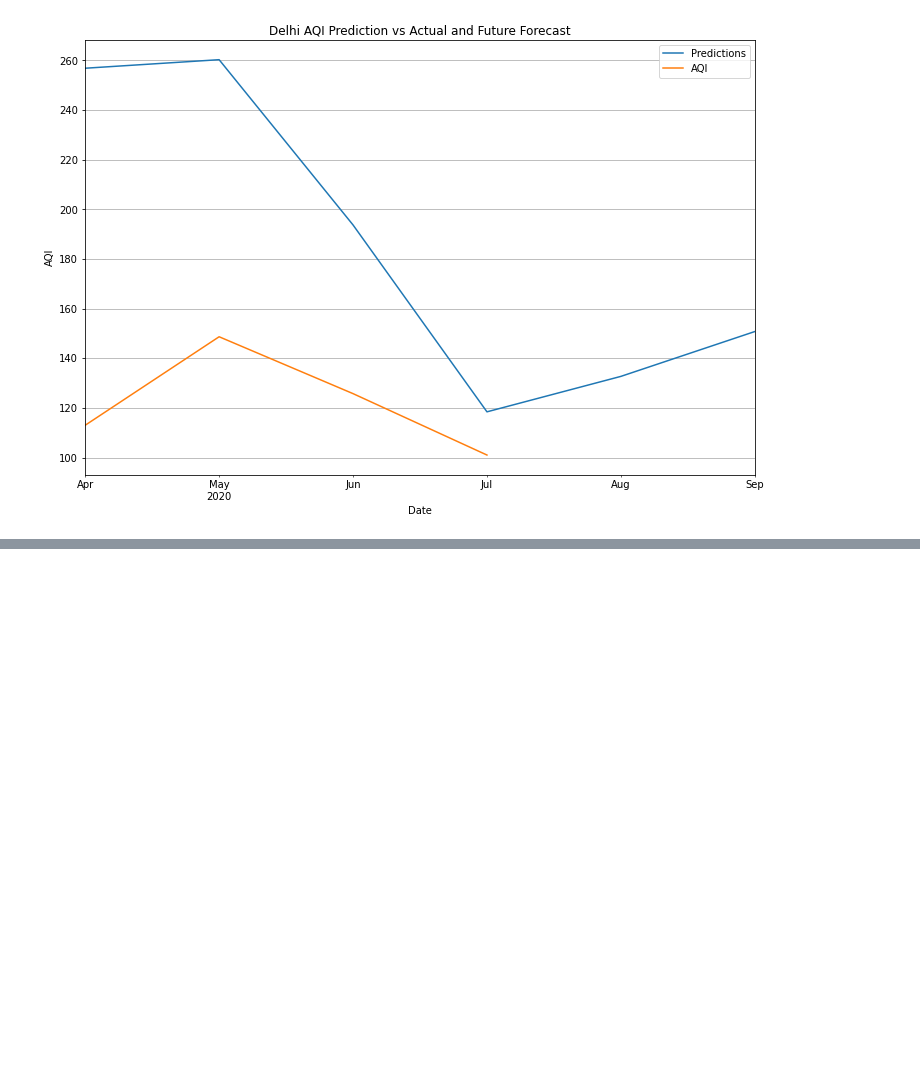
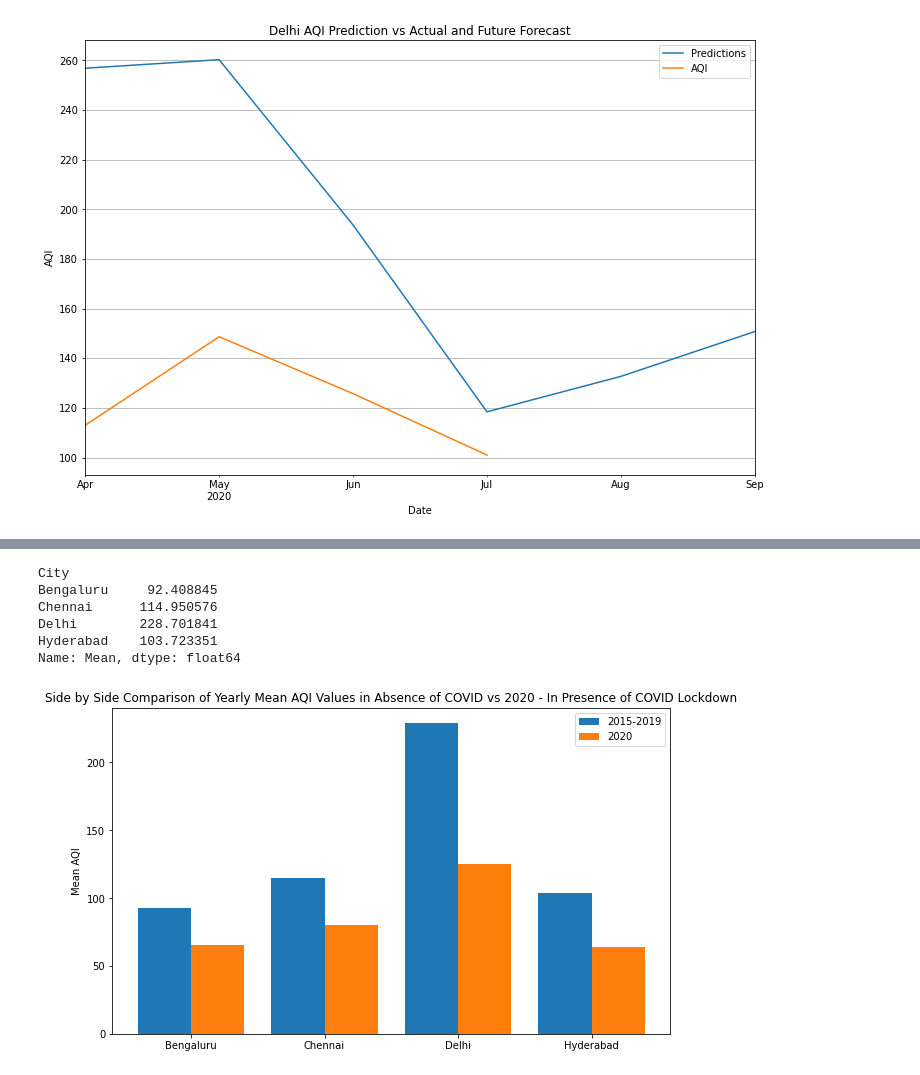
Before and after one commit to harshbansal7/AQI-Analysis-SARIMAX, a Jupyter notebook: AQI_Final_Notebook.ipynb, the cells around one changed output, grey strips where cells are left out. Saved outputs shown, nothing was run; the diff lists cells and outputs as text; code cells hidden in the pictures; blank space fills up the shorter version.

```diff
--- a/AQI_Final_Notebook.ipynb
+++ b/AQI_Final_Notebook.ipynb
@@ -295,3 +300,14 @@ plt.xlabel("Date")
 # %% [output]
 Text(0.5, 0, 'Date')
 [figure]
+# %%
+city_name = ['Delhi', 'Hyderabad', 'Bengaluru', 'Chennai']
+city_day['Date'] = pd.to_datetime(city_day['Date'])
+df = pd.DataFrame(columns=['City', 'Year', 'Mean'])
+
+for city in city_name:
+  for i in range(2015,2021):
+    blr = city_day[(city_day.AQI.notnull()) & (city_day.City == city)][['Date','City','AQI']]
+    blr_marchtojuly = blr[(blr["Date"].map(lambda x: x.month in [3,4,5,6,7])) & (blr["Date"].map(lambda x: x.year in [i])) & (blr["Date"].map(lambda x: x >= pd.to_datetime(f'25-03-{x.year}')))]
+    # print('Mean AQI for March to July for City '+city+ ' - Year ' + str(i) + ' is ' + str(blr_marchtojuly.mean()))
+    df = df.append({'City': city, 'Year': i, 'Mean': float(blr_marchtojuly.mean())}, ignore_index=True)
@@ -297,0 +334,33 @@ Text(0.5, 0, 'Date')
+# %%
+# Group the data by city and calculate the mean AQI value for 2015-2019
+mean_2015_2019 = df[df['Year'] != 2020].sort_values('City')
+mean_2015_2019 = mean_2015_2019.groupby('City')['Mean'].mean()
+print(mean_2015_2019)
+# Extract the data for 2020
+df_2020 = df[df['Year'] == 2020].sort_values('City')
+
+# Set the x-axis labels
+x_labels = df_2020['City'].tolist()
+
+# Set the bar width
+bar_width = 0.4
+
+# Calculate the x-axis positions for the bars
+x_2015_2019 = [x for x in range(len(x_labels))]
+x_2020 = [x + bar_width for x in x_2015_2019]
+plt.figure(figsize=(10,6))
+plt.bar(x_2015_2019, mean_2015_2019, width=bar_width, label='2015-2019')
+plt.bar(x_2020, df_2020['Mean'], width=bar_width, label='2020')
+plt.xticks([x + bar_width/2 for x in x_2015_2019], x_labels)
+plt.ylabel('Mean AQI')
+plt.title('Side by Side Comparison of Yearly Mean AQI Values in Absence of COVID vs 2020 - In Presence of COVID Lockdown')
+plt.legend()
+plt.show()
+# %% [output]
+City
+Bengaluru     92.408845
+Chennai      114.950576
+Delhi        228.701841
+Hyderabad    103.723351
+Name: Mean, dtype: float64
+[figure, added]
```
Also changed, not shown: parts of 7 cells of this notebook.
